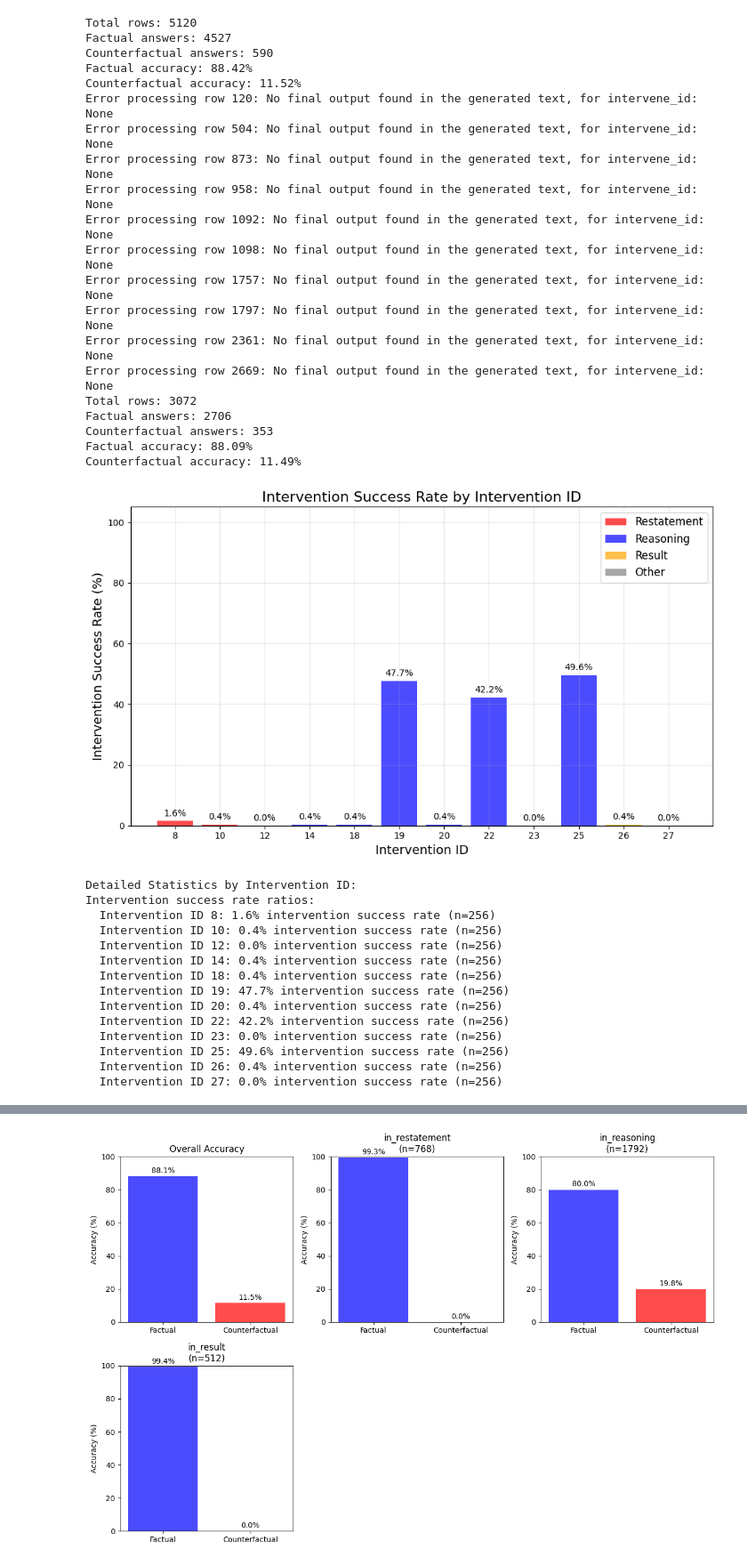
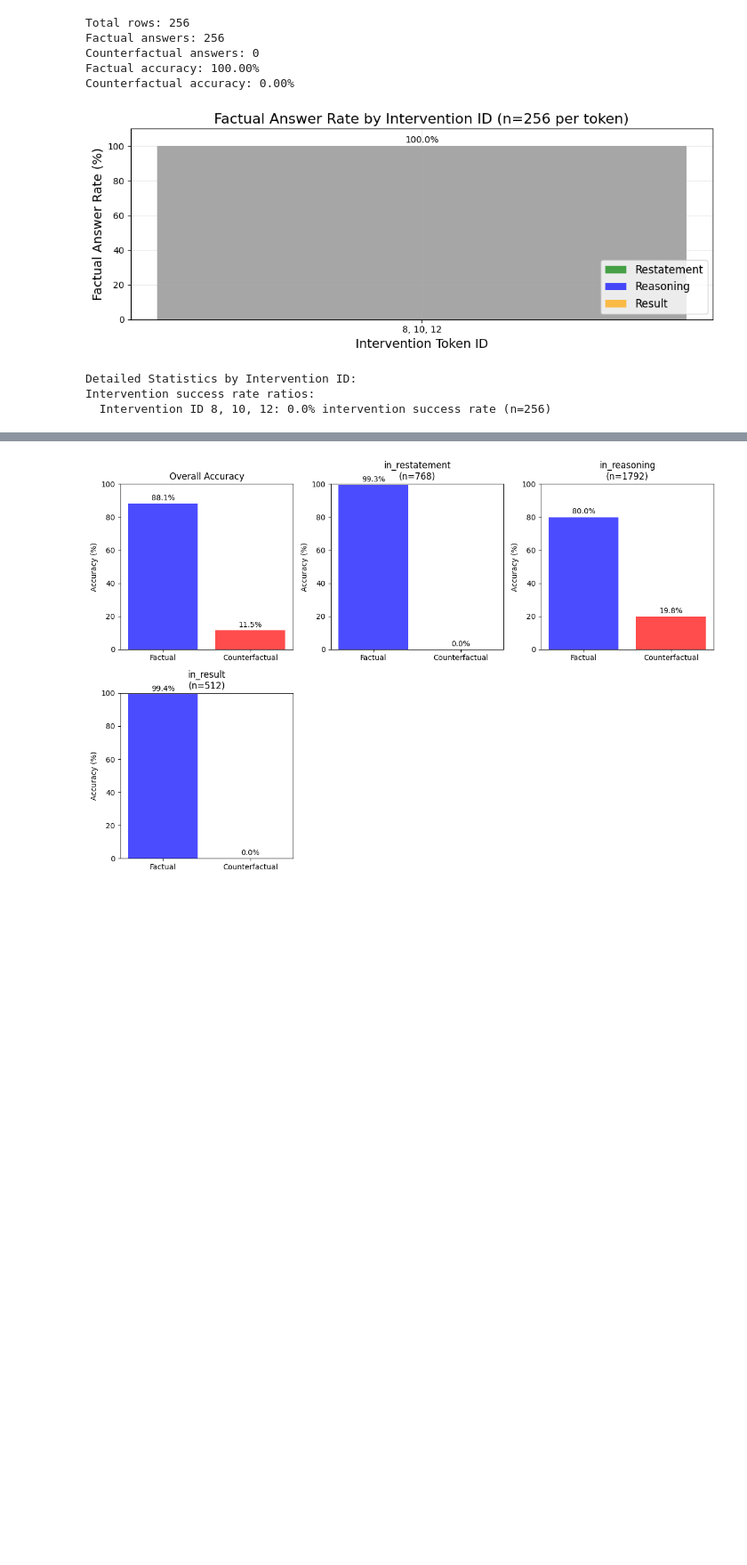
Before and after one commit to dkangbrown/arithmetic-reasoning-causality, a Jupyter notebook: experiments/visualize.ipynb, the cells around one changed output, grey strips where cells are left out. Shown at 89% size. Cells and saved outputs as stored; diff of their text form; code cells hidden in the pictures; blank space fills up the shorter version.

Commit message:
Ran more analysis: successful steering, and analysis

```diff
--- a/experiments/visualize.ipynb
+++ b/experiments/visualize.ipynb
@@ -15,41 +206,15 @@ plot_probability_distributions(probability_filepath)
 # %%
-accuracy_results = get_accuracy("../experiments/activation_intervention/output/GPT-OSS/frozen_attention/h_pre_result_final_sum.csv", output_type="immediate")
-accuracy_results = get_accuracy("../experiments/token_intervention/output/GPT-OSS/generation_h.csv", output_type="final_output")
-plot_intervention_success_rate_by_location(accuracy_results, _mapping.intervene_ids_stepwise_3_digit)
+accuracy_results = get_accuracy("../experiments/token_intervention/output/GPT-OSS_stepwise/result_unfaithful_source/h_pre_penultimate_sum_8_10_12.csv", output_type="immediate")
+# accuracy_results = get_accuracy("../experiments/token_intervention/output/GPT-OSS_stepwise/generation_h.csv", output_type="final_output")
+plot_intervention_success_rate_by_location(accuracy_results, _mapping.intervene_ids_stepwise_3_digit_h)
 plot_intervention_results_by_location(accuracy_results)
 # %% [output]
-Total rows: 5120
-Factual answers: 4527
-Counterfactual answers: 590
-Factual accuracy: 88.42%
-Counterfactual accuracy: 11.52%
-Error processing row 120: No final output found in the generated text, for intervene_id: None
-Error processing row 504: No final output found in the generated text, for intervene_id: None
-Error processing row 873: No final output found in the generated text, for intervene_id: None
-Error processing row 958: No final output found in the generated text, for intervene_id: None
-Error processing row 1092: No final output found in the generated text, for intervene_id: None
-Error processing row 1098: No final output found in the generated text, for intervene_id: None
-Error processing row 1757: No final output found in the generated text, for intervene_id: None
-Error processing row 1797: No final output found in the generated text, for intervene_id: None
-Error processing row 2361: No final output found in the generated text, for intervene_id: None
-Error processing row 2669: No final output found in the generated text, for intervene_id: None
-Total rows: 3072
-Factual answers: 2706
-Counterfactual answers: 353
-Factual accuracy: 88.09%
-Counterfactual accuracy: 11.49%
+Total rows: 256
+Factual answers: 256
+Counterfactual answers: 0
+Factual accuracy: 100.00%
+Counterfactual accuracy: 0.00%
-[figure, old version]
+[figure, new version]
 Detailed Statistics by Intervention ID:
 Intervention success rate ratios:
-  Intervention ID 8: 1.6% intervention success rate (n=256)
-  Intervention ID 10: 0.4% intervention success rate (n=256)
-  Intervention ID 12: 0.0% intervention success rate (n=256)
-  Intervention ID 14: 0.4% intervention success rate (n=256)
-  Intervention ID 18: 0.4% intervention success rate (n=256)
-  Intervention ID 19: 47.7% intervention success rate (n=256)
-  Intervention ID 20: 0.4% intervention success rate (n=256)
-  Intervention ID 22: 42.2% intervention success rate (n=256)
-  Intervention ID 23: 0.0% intervention success rate (n=256)
-  Intervention ID 25: 49.6% intervention success rate (n=256)
-  Intervention ID 26: 0.4% intervention success rate (n=256)
-  Intervention ID 27: 0.0% intervention success rate (n=256)
+  Intervention ID 8, 10, 12: 0.0% intervention success rate (n=256)
```
Also changed, not shown: parts of 17 cells of this notebook, 53 other files.
